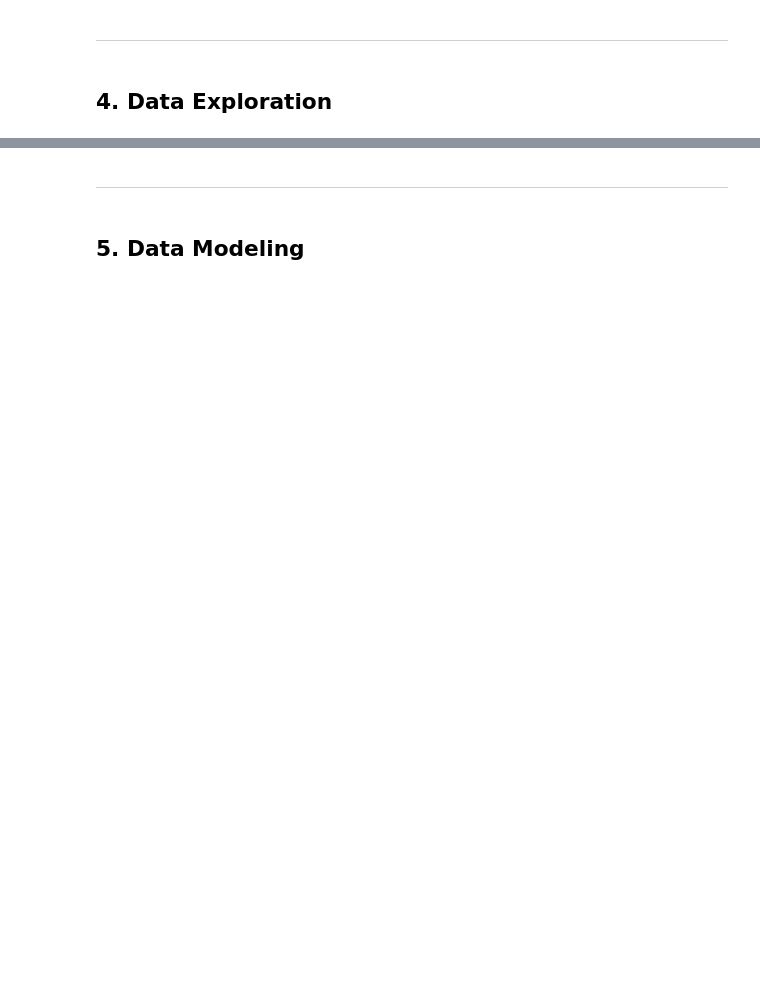
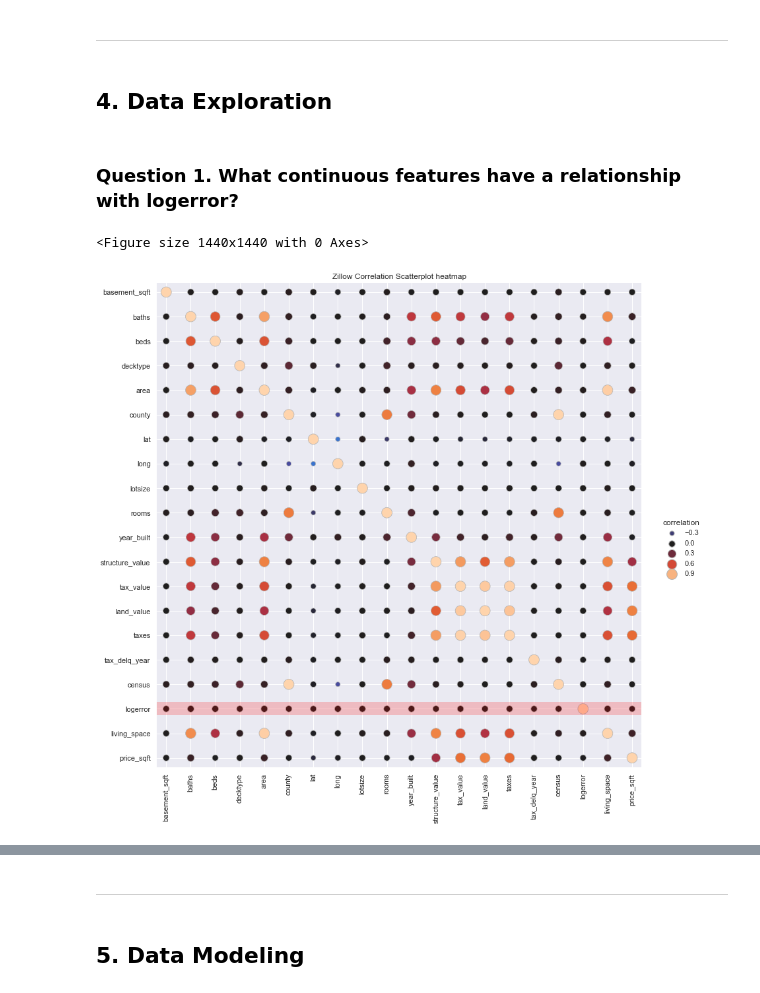
Before and after one commit to zillow-cluster-project/zillow-cluster-repo, a Jupyter notebook: final_report.ipynb, the cells around one changed output, grey strips where cells are left out. Cells and saved outputs as stored; diff of their text form; code cells hidden in the pictures; blank space fills up the shorter version.

```diff
--- a/final_report.ipynb
+++ b/final_report.ipynb
@@ -105,2 +135,4 @@ In this step, I called my acquire_zillow function from wrangle.py. This function
+# %%
+zil = wrangle.acquire_zillow()
 # %% [markdown]
 ### Acquisition Takeaways
@@ -113,2 +150,6 @@ In this step, I called my acquire_zillow function from wrangle.py. This function
+# %%
+zil = wrangle.prepare_zillow(zil)
+# %%
+train, val, test = wrangle.split_data(zil)
 # %% [markdown]
 #### Preparation Takeaways
@@ -117,3 +159,12 @@ In this step, I called my acquire_zillow function from wrangle.py. This function
 -----
 # %% [markdown]
 ## 4. Data Exploration
+# %%
+train, val, test = explore.make_clusters(train, val, test)
+# %% [markdown]
+### Question 1. What continuous features have a relationship with logerror?
+# %%
+explore.get_q1_vis(train)
+# %% [output]
+<Figure size 1440x1440 with 0 Axes>
+[figure, added]
```
Also changed, not shown: parts of 35 cells of this notebook, 2 other files.
